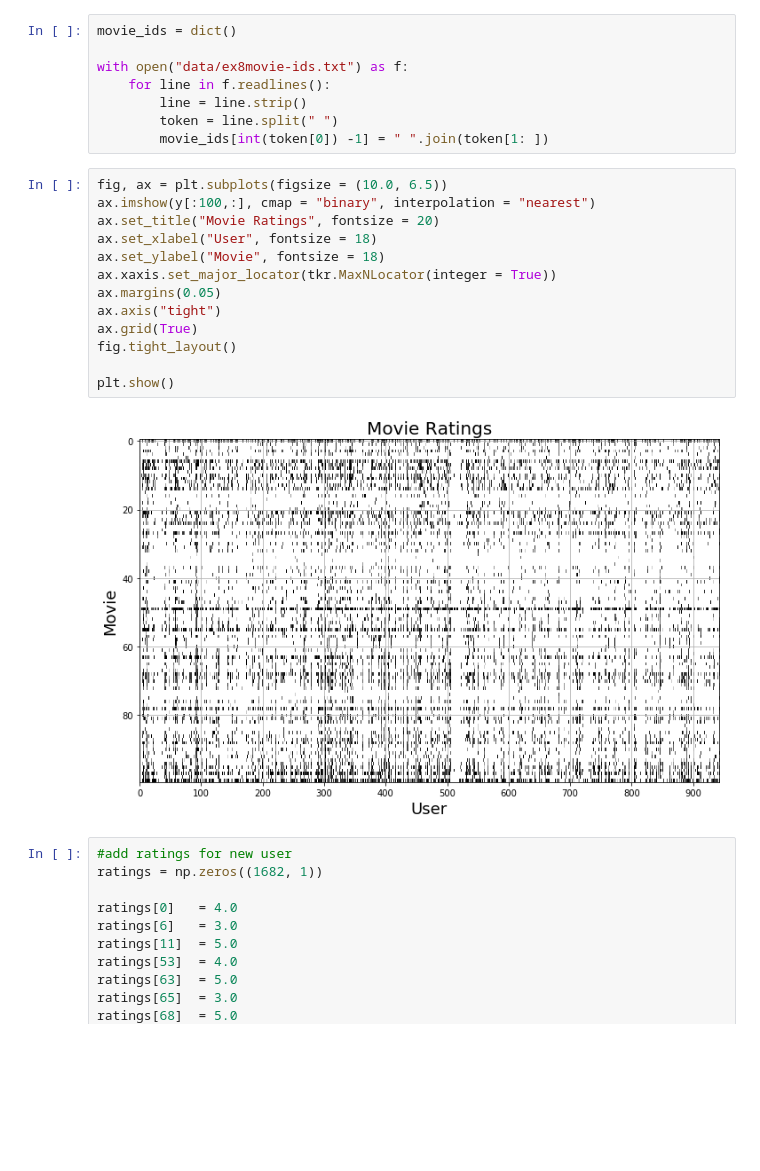
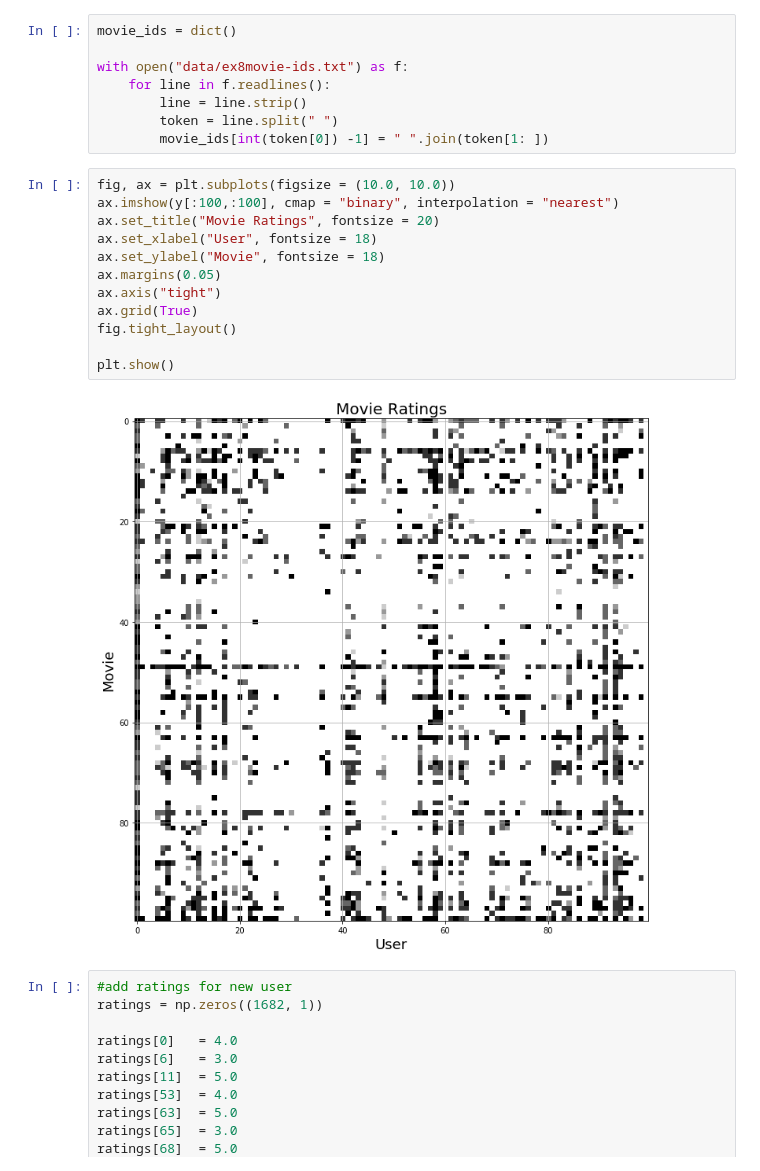
Before and after one commit to noelnamai/machine-learning, a Jupyter notebook: recommender-systems.ipynb, the cells around one changed output. Drawn from its saved outputs; the diff is of its cells as text; blank space fills up the shorter version.

```diff
--- a/recommender-systems.ipynb
+++ b/recommender-systems.ipynb
@@ -74,20 +74,19 @@ with open("data/ex8movie-ids.txt") as f:
         token = line.split(" ")
         movie_ids[int(token[0]) -1] = " ".join(token[1: ])
 # %%
-fig, ax = plt.subplots(figsize = (10.0, 6.5))
-ax.imshow(y[:100,:], cmap = "binary", interpolation = "nearest")
+fig, ax = plt.subplots(figsize = (10.0, 10.0))
+ax.imshow(y[:100,:100], cmap = "binary", interpolation = "nearest")
 ax.set_title("Movie Ratings", fontsize = 20)
 ax.set_xlabel("User", fontsize = 18)
 ax.set_ylabel("Movie", fontsize = 18)
-ax.xaxis.set_major_locator(tkr.MaxNLocator(integer = True))
 ax.margins(0.05)
 ax.axis("tight")
 ax.grid(True)
 fig.tight_layout()
 
 plt.show()
 # %% [output]
-[figure, old version]
+[figure, new version]
 # %%
 #add ratings for new user
 ratings = np.zeros((1682, 1))
```
Also changed, not shown: parts of 4 cells of this notebook, 3 other files.
